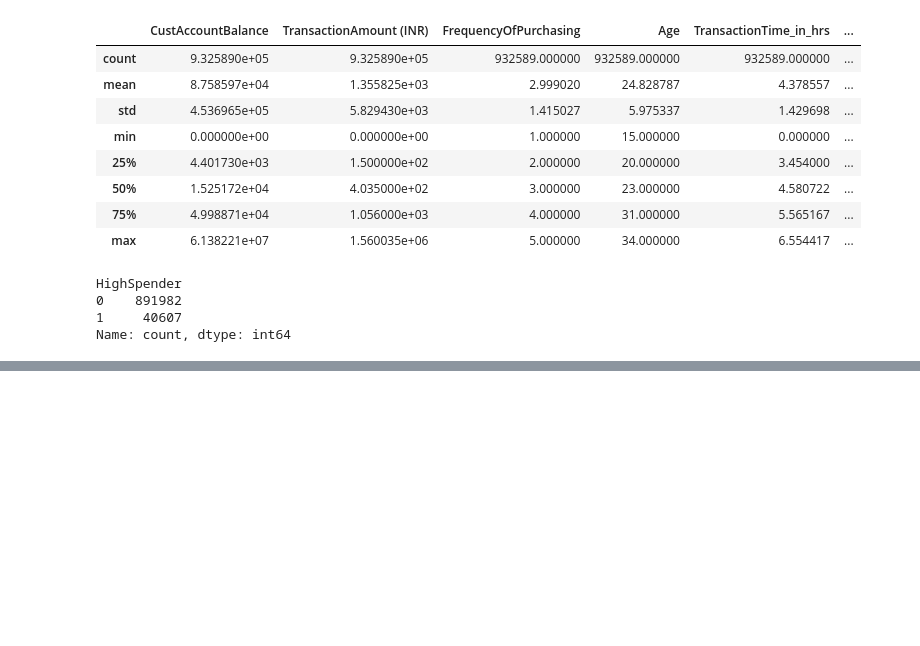
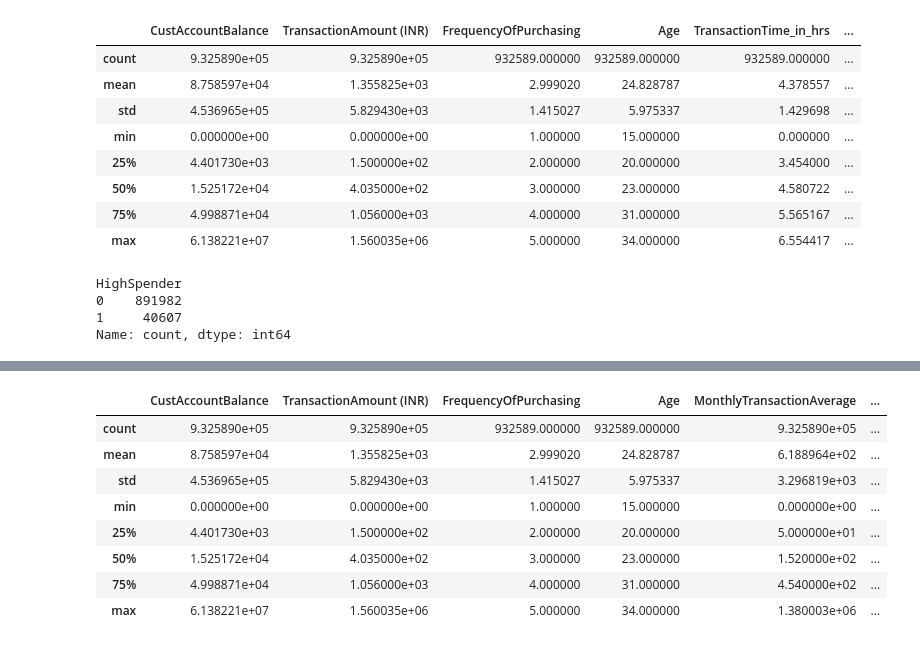
Before and after one commit to Kiritiaajd/Customer-Segmentation-for-Banking-Clients, a Jupyter notebook: experiment/Model_trainning_exp.ipynb, the cells around one changed output, grey strips where cells are left out. Drawn from its saved outputs; the diff is of its cells as text; code cells hidden in the pictures; blank space fills up the shorter version.

```diff
--- a/experiment/Model_trainning_exp.ipynb
+++ b/experiment/Model_trainning_exp.ipynb
@@ -4,4 +4,4 @@ import pandas as pd
 import matplotlib as plt
 %matplotlib inline
 # %%
-df = pd.read_csv('C:\GITHUB COLLECTIONS\ML-Purchasing-Capabilities-of-a-Customer\Datasets\RawData\Cleaned_Dob_with_no_outliers__Data.csv')
+df = pd.read_csv('C:\GITHUB COLLECTIONS\ML-Purchasing-Capabilities-of-a-Customer\Datasets\Cleaned_Dob_with_no_outliers__Data.csv')
@@ -81,0 +38,2 @@ Name: count, dtype: int64
+# %%
+df_balanced = df.drop('HighSpender' , axis = True)
@@ -81,0 +55,12 @@ Name: count, dtype: int64
+# %%
+df_balanced.describe()
+# %% [output]
+|  | CustAccountBalance | TransactionAmount (INR) | FrequencyOfPurchasing | Age | MonthlyTransactionAverage | ... |
+| count | 9.325890e+05 | 9.325890e+05 | 932589.000000 | 932589.000000 | 9.325890e+05 | ... |
+| mean | 8.758597e+04 | 1.355825e+03 | 2.999020 | 24.828787 | 6.188964e+02 | ... |
+| std | 4.536965e+05 | 5.829430e+03 | 1.415027 | 5.975337 | 3.296819e+03 | ... |
+| min | 0.000000e+00 | 0.000000e+00 | 1.000000 | 15.000000 | 0.000000e+00 | ... |
+| 25% | 4.401730e+03 | 1.500000e+02 | 2.000000 | 20.000000 | 5.000000e+01 | ... |
+| 50% | 1.525172e+04 | 4.035000e+02 | 3.000000 | 23.000000 | 1.520000e+02 | ... |
+| 75% | 4.998871e+04 | 1.056000e+03 | 4.000000 | 31.000000 | 4.540000e+02 | ... |
+| max | 6.138221e+07 | 1.560035e+06 | 5.000000 | 34.000000 | 1.380003e+06 | ... |
```
Also changed, not shown: parts of 25 cells of this notebook, 7 other files.
